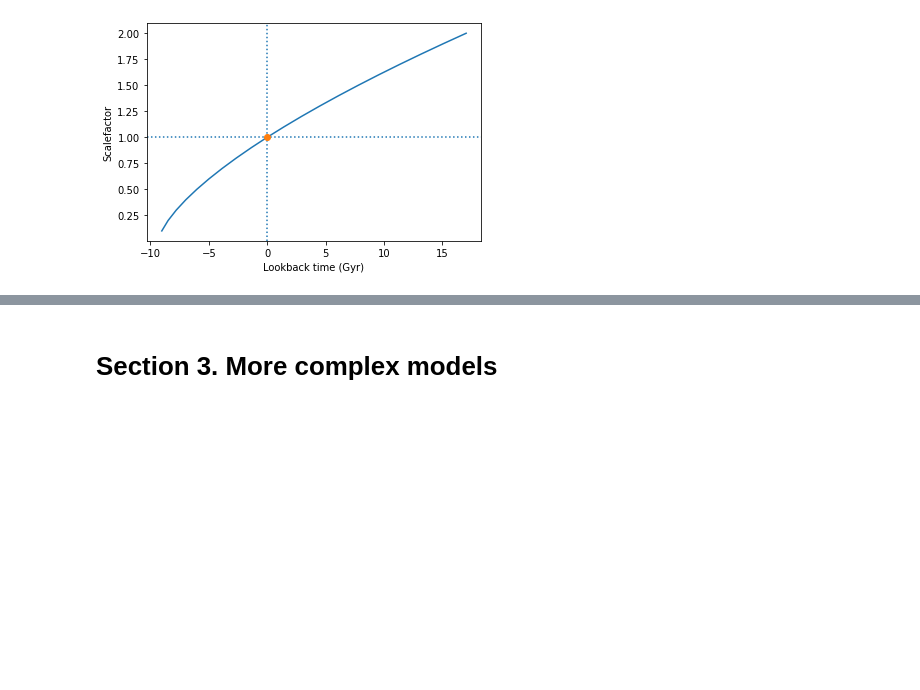
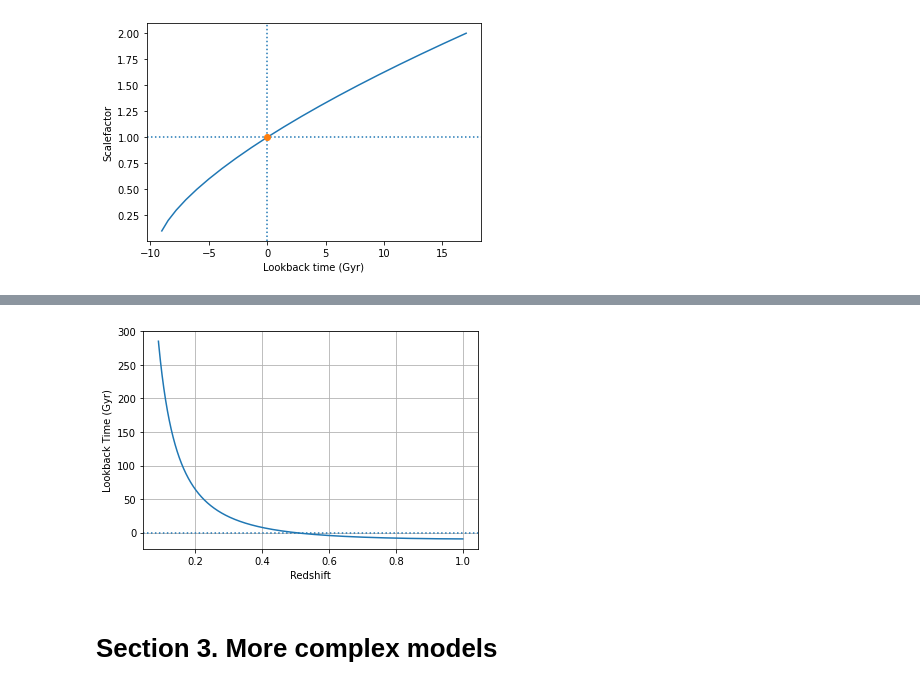
Before and after one commit to Eldred777/Cosmological_Project, a Jupyter notebook: CosmologyIntroduction/Ciaran_intro.ipynb, the cells around one changed output, grey strips where cells are left out. Cells and saved outputs as stored; diff of their text form; code cells hidden in the pictures; blank space fills up the shorter version.

```diff
--- a/CosmologyIntroduction/Ciaran_intro.ipynb
+++ b/CosmologyIntroduction/Ciaran_intro.ipynb
@@ -184,3 +288,14 @@ Text(0, 0.5, 'Scalefactor')
+# %%
+fig, ax = plt.subplots()
+ax.plot(z_arr, t_lookback_Gyr)
+ax.axhline(y=0, linestyle=":")  # Plot some crosshairs
+# ax.axhline(y=0, linestyle=":")
+ax.set_xlabel("Redshift")
+ax.set_ylabel("Lookback Time (Gyr)")
+ax.grid()
+saveFigure(fig, "lookback_time_vs_redshift")
+# %% [output]
+[figure, added]
 # %% [markdown]
 # Section 3. More complex models
 # %% [markdown]
```
Also changed, not shown: parts of 29 cells of this notebook, 3 other files.
